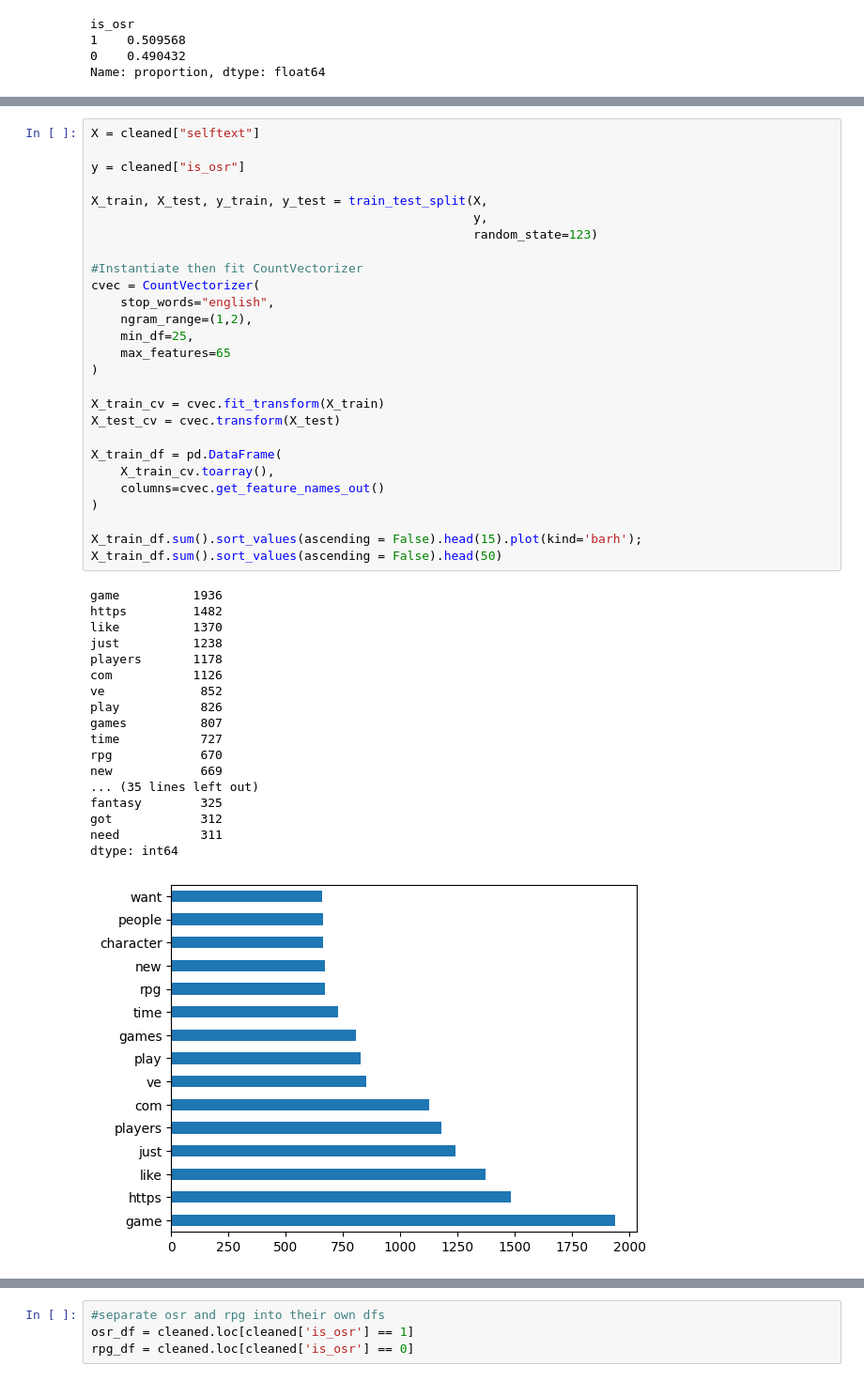
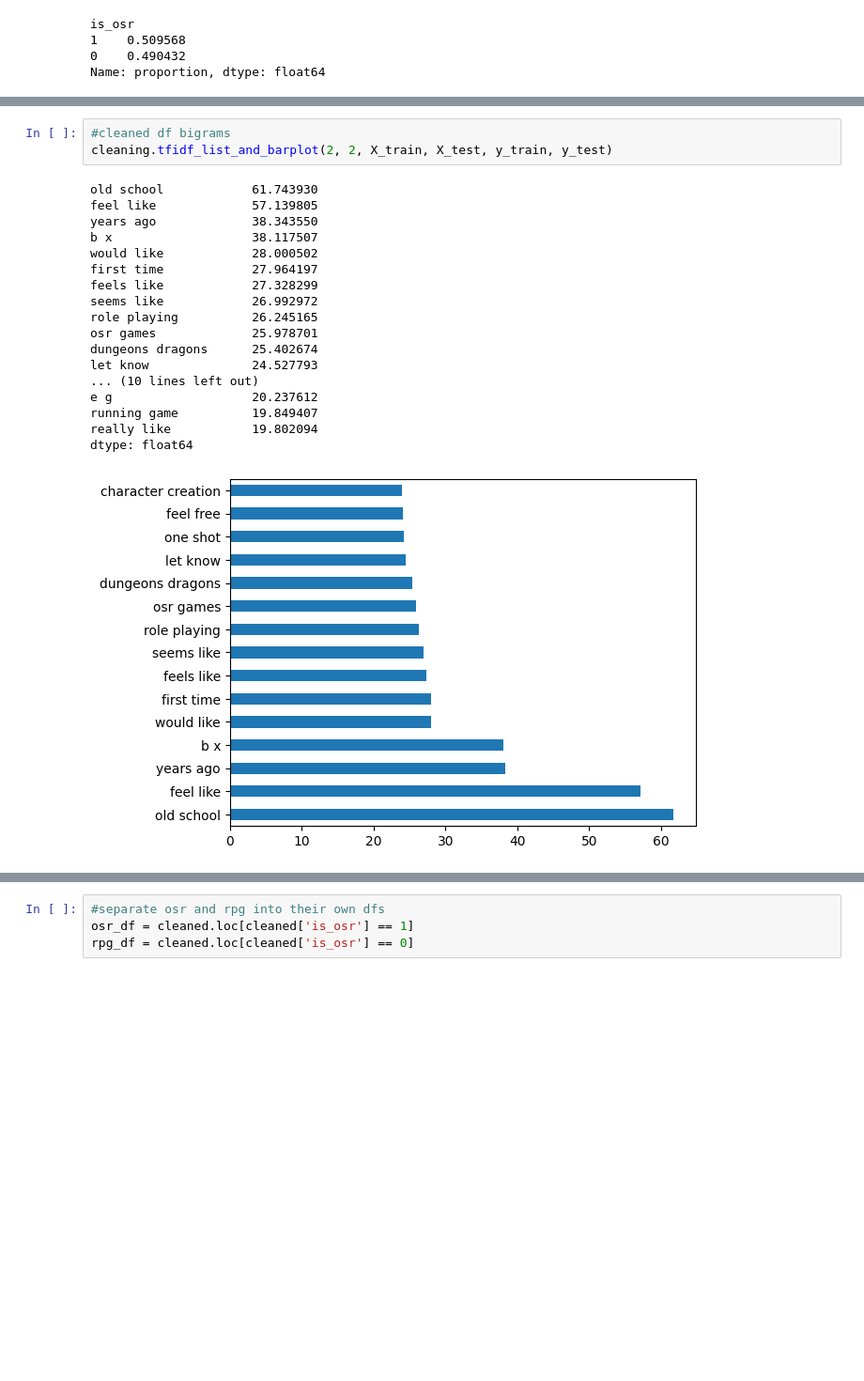
Before and after one commit to bola0321/Subreddits-Storytelling-Is-What-s-Old-is-New-Again-, a Jupyter notebook: code/cleaning_and_eda.ipynb, the cells around one changed output, grey strips where cells are left out. Shown: that part at 94% size. Drawn from its saved outputs; the diff is of its cells as text; blank space fills up the shorter version.

```diff
--- a/code/cleaning_and_eda.ipynb
+++ b/code/cleaning_and_eda.ipynb
@@ -114,46 +145,22 @@ Words that show up the most in both
-# %%
-X = cleaned["selftext"]
-
-y = cleaned["is_osr"]
-
-X_train, X_test, y_train, y_test = train_test_split(X,
-                                                    y,
-                                                    random_state=123)
-
-#Instantiate then fit CountVectorizer
-cvec = CountVectorizer(
-    stop_words="english",
-    ngram_range=(1,2),
-    min_df=25,
-    max_features=65
-)
-
-X_train_cv = cvec.fit_transform(X_train)
-X_test_cv = cvec.transform(X_test)
-
-X_train_df = pd.DataFrame(
-    X_train_cv.toarray(),
-    columns=cvec.get_feature_names_out()
-)
-
-X_train_df.sum().sort_values(ascending = False).head(15).plot(kind='barh');
-X_train_df.sum().sort_values(ascending = False).head(50)
-# %% [output]
-game          1936
-https         1482
-like          1370
-just          1238
-players       1178
-com           1126
-ve             852
-play           826
-games          807
-time           727
-rpg            670
-new            669
-... (35 lines left out)
-fantasy        325
-got            312
-need           311
-dtype: int64
-[figure, removed]
+# %%
+#cleaned df bigrams
+cleaning.tfidf_list_and_barplot(2, 2, X_train, X_test, y_train, y_test)
+# %% [output]
+old school            61.743930
+feel like             57.139805
+years ago             38.343550
+b x                   38.117507
+would like            28.000502
+first time            27.964197
+feels like            27.328299
+seems like            26.992972
+role playing          26.245165
+osr games             25.978701
+dungeons dragons      25.402674
+let know              24.527793
+... (10 lines left out)
+e g                   20.237612
+running game          19.849407
+really like           19.802094
+dtype: float64
+[figure, added]
```
Also changed, not shown: parts of 55 cells of this notebook, 6 other files.
